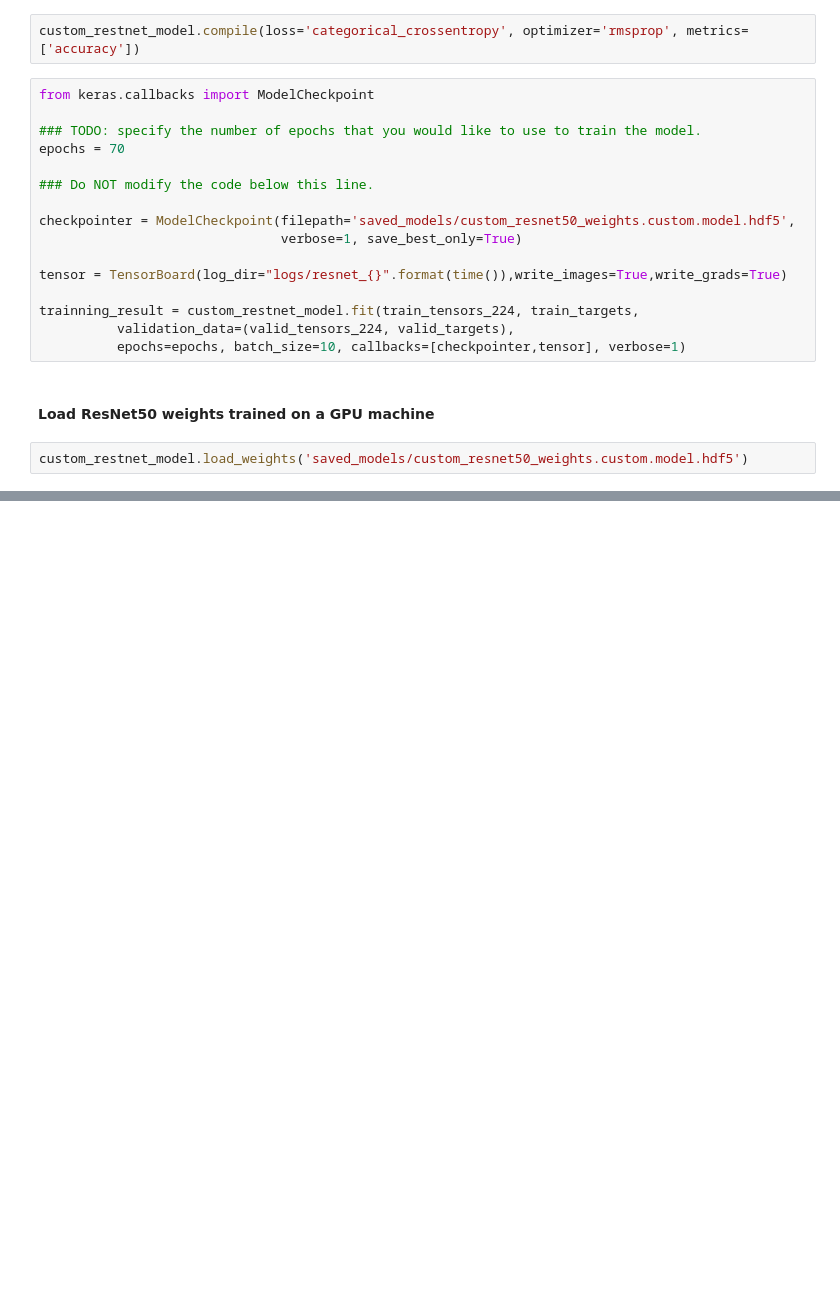
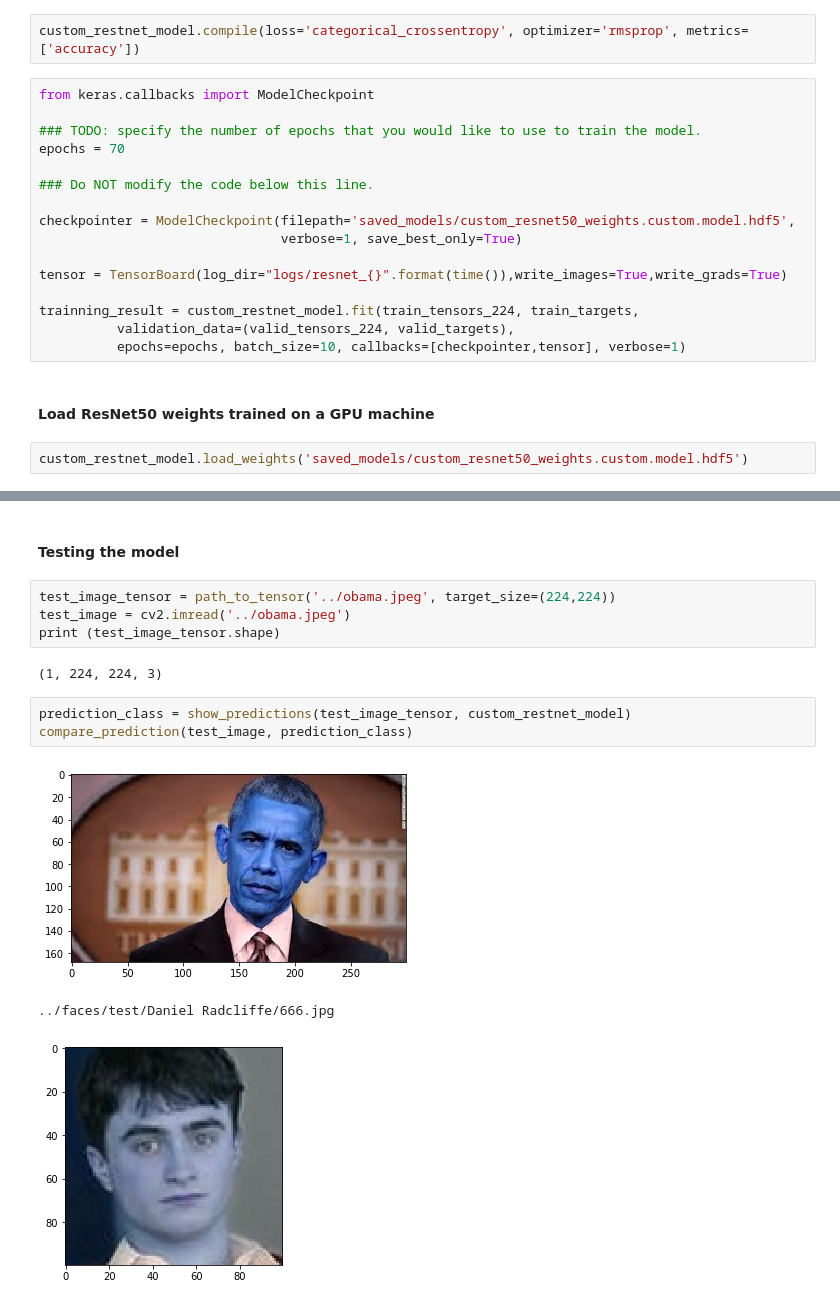
Before and after one commit to gutomcosta/who-is-in-the-photo, a Jupyter notebook: exploratory-analysis/deep-learning-model.ipynb, the cells around one changed output, grey strips where cells are left out. Saved outputs shown, nothing was run; the diff lists cells and outputs as text; blank space fills up the shorter version.

```diff
--- a/exploratory-analysis/deep-learning-model.ipynb
+++ b/exploratory-analysis/deep-learning-model.ipynb
@@ -399 +432,16 @@ print(scores)
 [2.3394022601997473, 0.42291066972726704]
+# %% [markdown]
+#### Testing the model
+# %%
+test_image_tensor = path_to_tensor('../obama.jpeg', target_size=(224,224))
+test_image = cv2.imread('../obama.jpeg')
+print (test_image_tensor.shape)
+# %% [output]
+(1, 224, 224, 3)
+# %%
+prediction_class = show_predictions(test_image_tensor, custom_restnet_model)
+compare_prediction(test_image, prediction_class)
+# %% [output]
+[figure, added]
+../faces/test/Daniel Radcliffe/666.jpg
+[figure, added]
```
Also changed, not shown: parts of 37 cells of this notebook.
